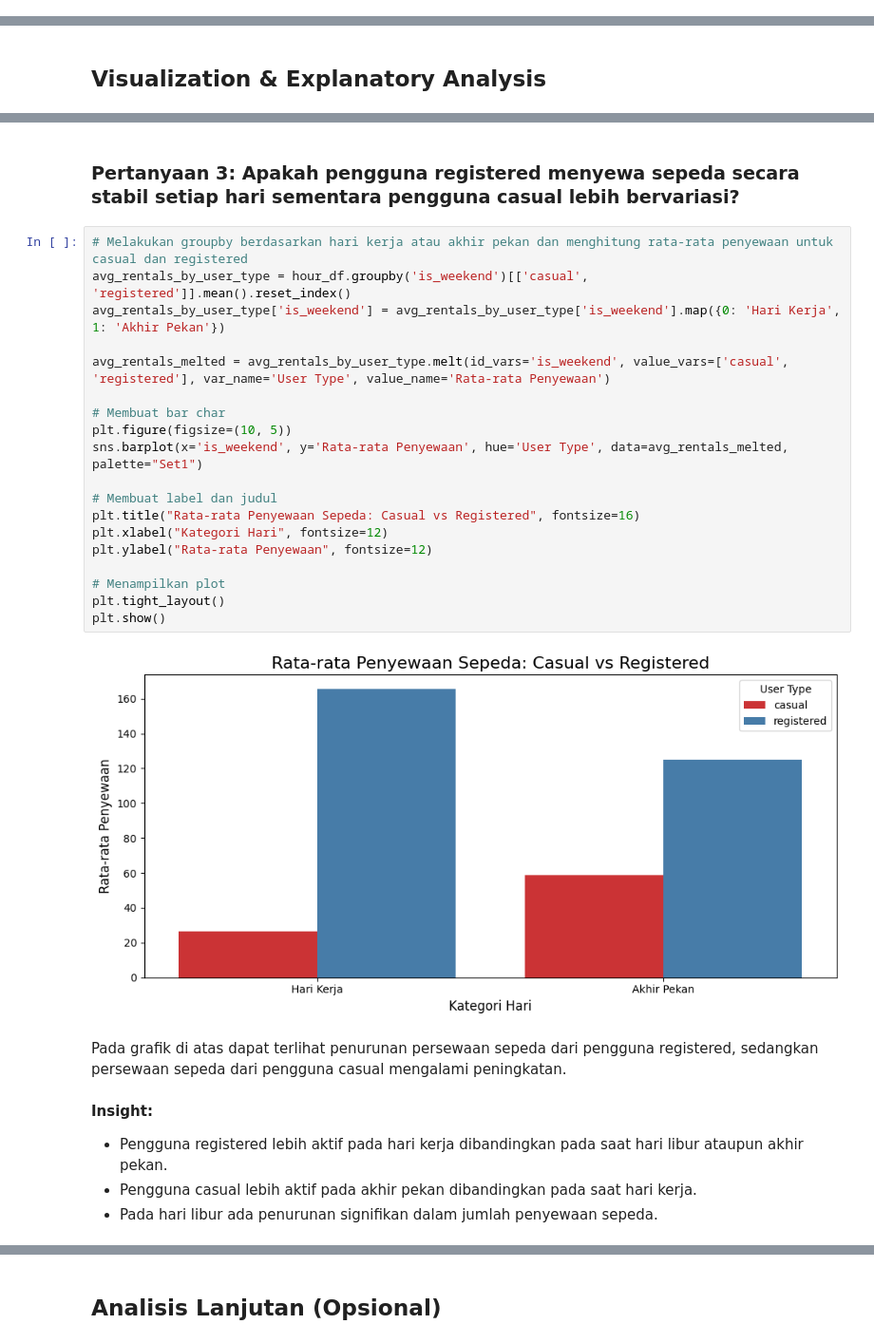
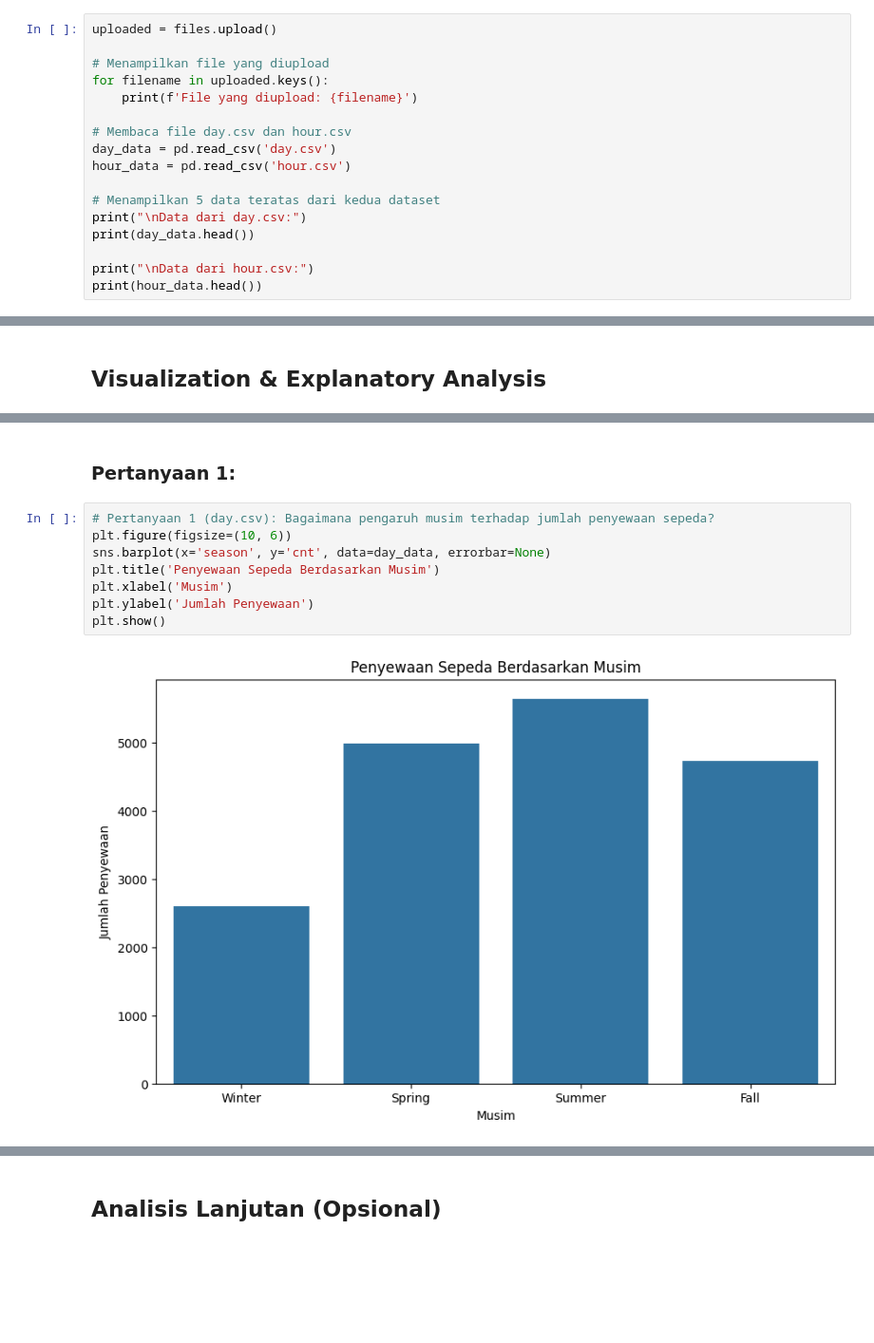
Before and after one commit to EkaPutra0856/Belajar-Analisis-Data, a Jupyter notebook: notebook.ipynb, the cells around one changed output, grey strips where cells are left out. Shown at 95% size. Drawn from its saved outputs; the diff is of its cells as text; blank space fills up the shorter version.

```diff
--- a/notebook.ipynb
+++ b/notebook.ipynb
@@ -55,0 +25,17 @@ hour_df.head()
+# %%
+uploaded = files.upload()
+
+# Menampilkan file yang diupload
+for filename in uploaded.keys():
+    print(f'File yang diupload: {filename}')
+
+# Membaca file day.csv dan hour.csv
+day_data = pd.read_csv('day.csv')
+hour_data = pd.read_csv('hour.csv')
+
+# Menampilkan 5 data teratas dari kedua dataset
+print("\nData dari day.csv:")
+print(day_data.head())
+
+print("\nData dari hour.csv:")
+print(hour_data.head())
@@ -357,30 +174,12 @@ Berdasarkan grafik di atas dapat terlihat penurunan sepeda padahari libur diband
-# %% [markdown]
-### Pertanyaan 3: Apakah pengguna registered menyewa sepeda secara stabil setiap hari sementara pengguna casual lebih bervariasi?
-# %%
-# Melakukan groupby berdasarkan hari kerja atau akhir pekan dan menghitung rata-rata penyewaan untuk casual dan registered
-avg_rentals_by_user_type = hour_df.groupby('is_weekend')[['casual', 'registered']].mean().reset_index()
-avg_rentals_by_user_type['is_weekend'] = avg_rentals_by_user_type['is_weekend'].map({0: 'Hari Kerja', 1: 'Akhir Pekan'})
-
-avg_rentals_melted = avg_rentals_by_user_type.melt(id_vars='is_weekend', value_vars=['casual', 'registered'], var_name='User Type', value_name='Rata-rata Penyewaan')
-
-# Membuat bar char
-plt.figure(figsize=(10, 5))
-sns.barplot(x='is_weekend', y='Rata-rata Penyewaan', hue='User Type', data=avg_rentals_melted, palette="Set1")
-
-# Membuat label dan judul
-plt.title("Rata-rata Penyewaan Sepeda: Casual vs Registered", fontsize=16)
-plt.xlabel("Kategori Hari", fontsize=12)
-plt.ylabel("Rata-rata Penyewaan", fontsize=12)
-
-# Menampilkan plot
-plt.tight_layout()
-plt.show()
-# %% [output]
-[figure, removed]
-# %% [markdown]
-Pada grafik di atas dapat terlihat penurunan persewaan sepeda dari pengguna registered, sedangkan persewaan sepeda dari pengguna casual mengalami peningkatan.
-# %% [markdown]
-**Insight:**
-- Pengguna registered lebih aktif pada hari kerja dibandingkan pada saat hari libur ataupun akhir pekan.
-- Pengguna casual lebih aktif pada akhir pekan dibandingkan pada saat hari kerja.
-- Pada hari libur ada penurunan signifikan dalam jumlah penyewaan sepeda.
+# %% [markdown]
+### Pertanyaan 1:
+# %%
+# Pertanyaan 1 (day.csv): Bagaimana pengaruh musim terhadap jumlah penyewaan sepeda?
+plt.figure(figsize=(10, 6))
+sns.barplot(x='season', y='cnt', data=day_data, errorbar=None)
+plt.title('Penyewaan Sepeda Berdasarkan Musim')
+plt.xlabel('Musim')
+plt.ylabel('Jumlah Penyewaan')
+plt.show()
+# %% [output]
+[figure, added]
```
Also changed, not shown: parts of 54 cells of this notebook.
